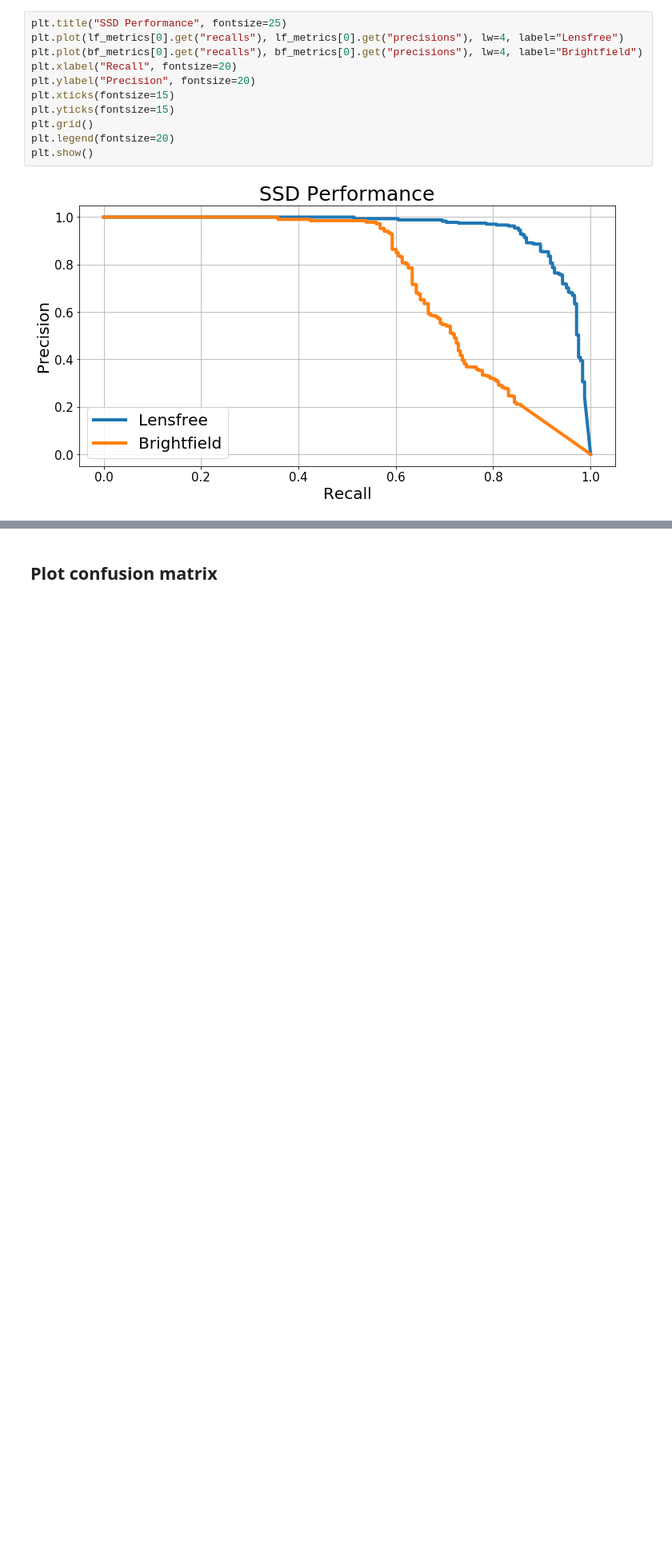
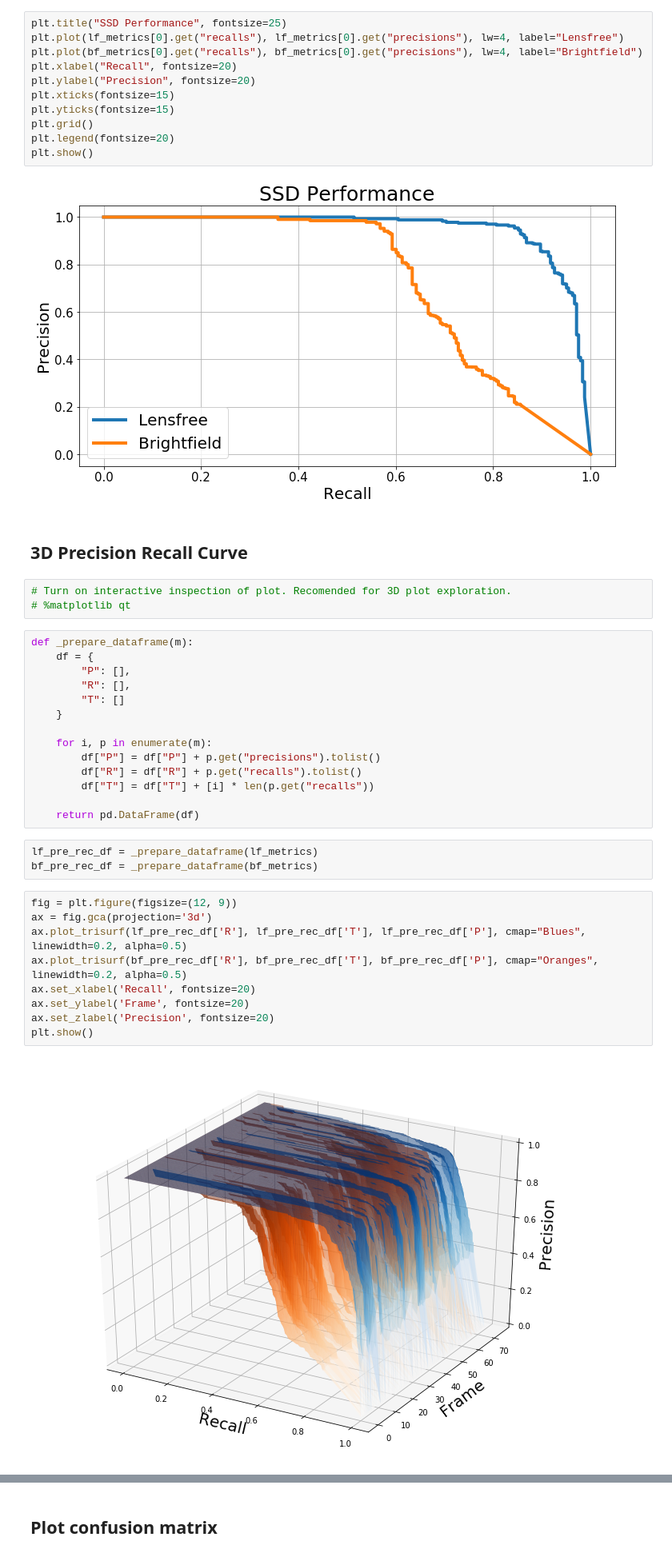
Before and after one commit to NabJa/single_cell_detection, a Jupyter notebook: LF_vs_BF_evaluation.ipynb, the cells around one changed output, grey strips where cells are left out. Shown at 80% size. Saved outputs shown, nothing was run; the diff lists cells and outputs as text; blank space fills up the shorter version.

```diff
--- a/LF_vs_BF_evaluation.ipynb
+++ b/LF_vs_BF_evaluation.ipynb
@@ -151,3 +153,36 @@ plt.legend(fontsize=20)
 plt.show()
 # %% [output]
 [figure]
+# %% [markdown]
+## 3D Precision Recall Curve
+# %%
+# Turn on interactive inspection of plot. Recomended for 3D plot exploration.
+# %matplotlib qt
+# %%
+def _prepare_dataframe(m):
+    df = {
+        "P": [],
+        "R": [],
+        "T": []
+    }
+
+    for i, p in enumerate(m):
+        df["P"] = df["P"] + p.get("precisions").tolist()
+        df["R"] = df["R"] + p.get("recalls").tolist()
+        df["T"] = df["T"] + [i] * len(p.get("recalls"))
+
+    return pd.DataFrame(df)
+# %%
+lf_pre_rec_df = _prepare_dataframe(lf_metrics)
+bf_pre_rec_df = _prepare_dataframe(bf_metrics)
+# %%
+fig = plt.figure(figsize=(12, 9))
+ax = fig.gca(projection='3d')
+ax.plot_trisurf(lf_pre_rec_df['R'], lf_pre_rec_df['T'], lf_pre_rec_df['P'], cmap="Blues", linewidth=0.2, alpha=0.5)
+ax.plot_trisurf(bf_pre_rec_df['R'], bf_pre_rec_df['T'], bf_pre_rec_df['P'], cmap="Oranges", linewidth=0.2, alpha=0.5)
+ax.set_xlabel('Recall', fontsize=20)
+ax.set_ylabel('Frame', fontsize=20)
+ax.set_zlabel('Precision', fontsize=20)
+plt.show()
+# %% [output]
+[figure, added]
```
Also changed, not shown: parts of 3 cells of this notebook, 1 other file.
